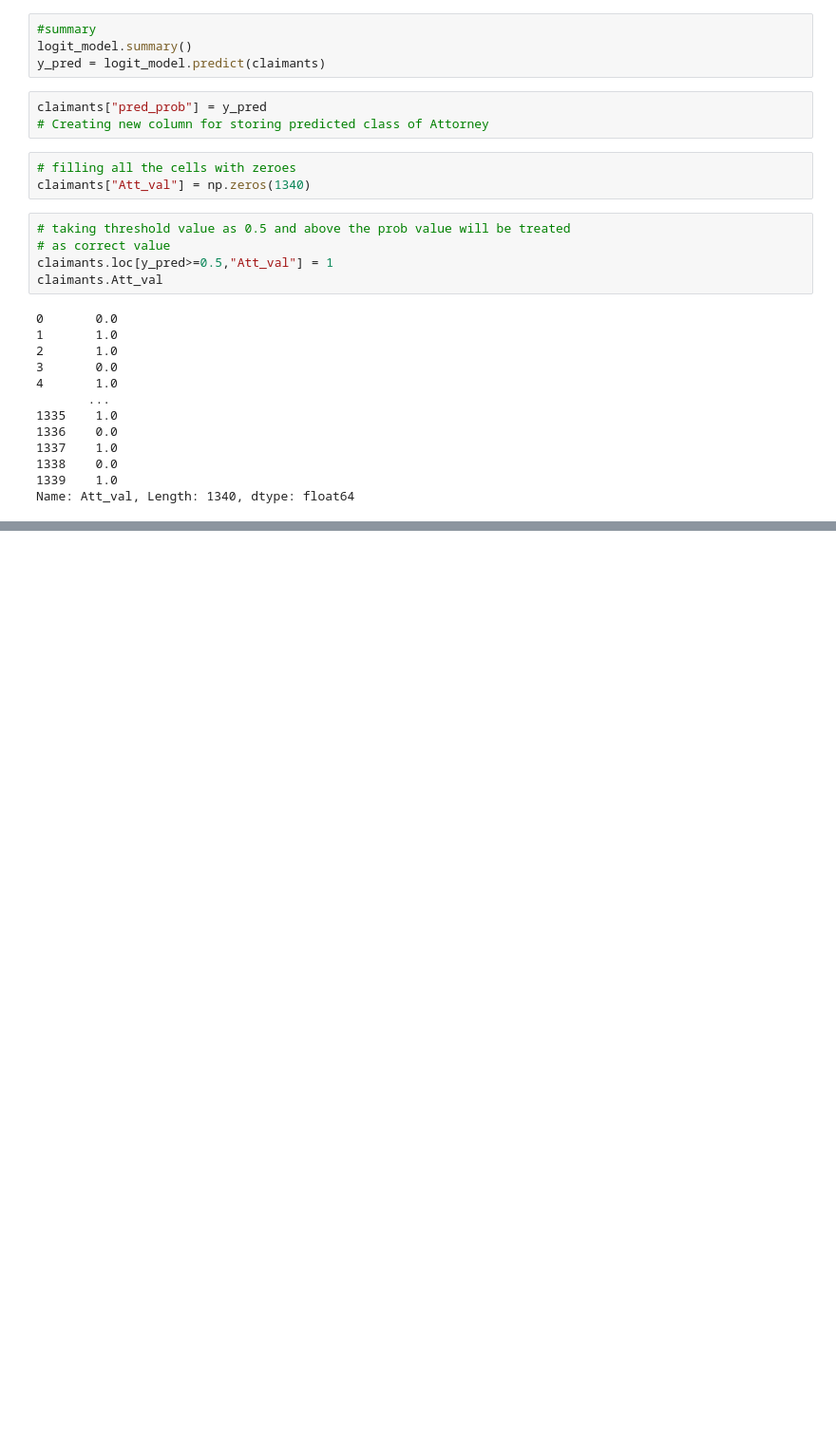
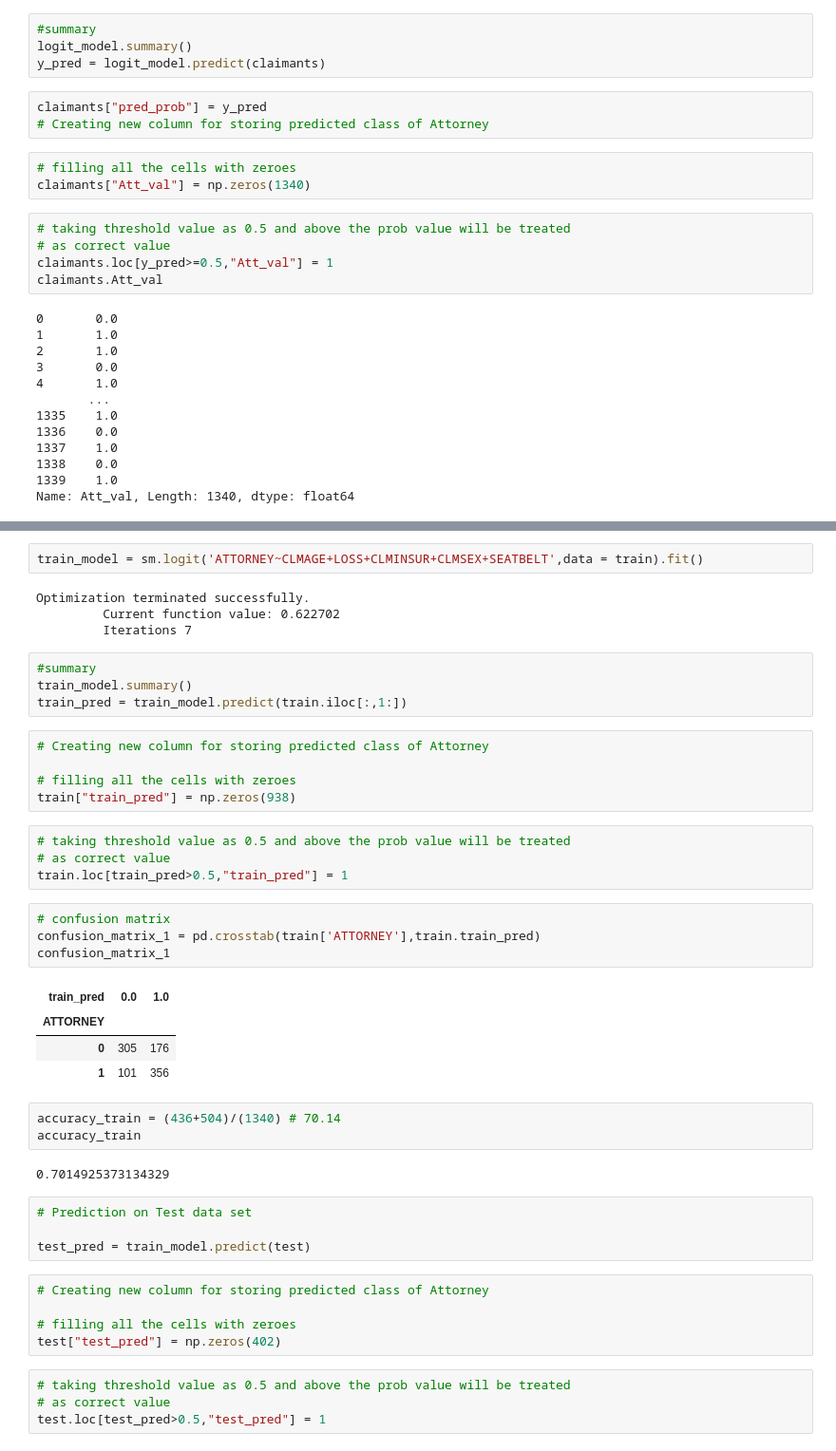
Before and after one commit to Bhavin52/Assignment, a Jupyter notebook: logistic_regression_Q2.ipynb, the cells around one changed output, grey strips where cells are left out. Shown at 95% size. Cells and saved outputs as stored; diff of their text form; blank space fills up the shorter version.

```diff
--- a/logistic_regression_Q2.ipynb
+++ b/logistic_regression_Q2.ipynb
@@ -174,0 +222,46 @@ Name: Att_val, Length: 1340, dtype: float64
+# %%
+train_model = sm.logit('ATTORNEY~CLMAGE+LOSS+CLMINSUR+CLMSEX+SEATBELT',data = train).fit()
+# %% [output]
+Optimization terminated successfully.
+         Current function value: 0.622702
+         Iterations 7
+# %%
+#summary
+train_model.summary()
+train_pred = train_model.predict(train.iloc[:,1:])
+# %%
+# Creating new column for storing predicted class of Attorney
+
+# filling all the cells with zeroes
+train["train_pred"] = np.zeros(938)
+# %%
+# taking threshold value as 0.5 and above the prob value will be treated
+# as correct value
+train.loc[train_pred>0.5,"train_pred"] = 1
+# %%
+# confusion matrix
+confusion_matrix_1 = pd.crosstab(train['ATTORNEY'],train.train_pred)
+confusion_matrix_1
+# %% [output]
+| train_pred | 0.0 | 1.0 |
+| ATTORNEY |  |  |
+| 0 | 305 | 176 |
+| 1 | 101 | 356 |
+# %%
+accuracy_train = (436+504)/(1340) # 70.14
+accuracy_train
+# %% [output]
+0.7014925373134329
+# %%
+# Prediction on Test data set
+
+test_pred = train_model.predict(test)
+# %%
+# Creating new column for storing predicted class of Attorney
+
+# filling all the cells with zeroes
+test["test_pred"] = np.zeros(402)
+# %%
+# taking threshold value as 0.5 and above the prob value will be treated
+# as correct value
+test.loc[test_pred>0.5,"test_pred"] = 1
```
Also changed, not shown: parts of 9 cells of this notebook.
